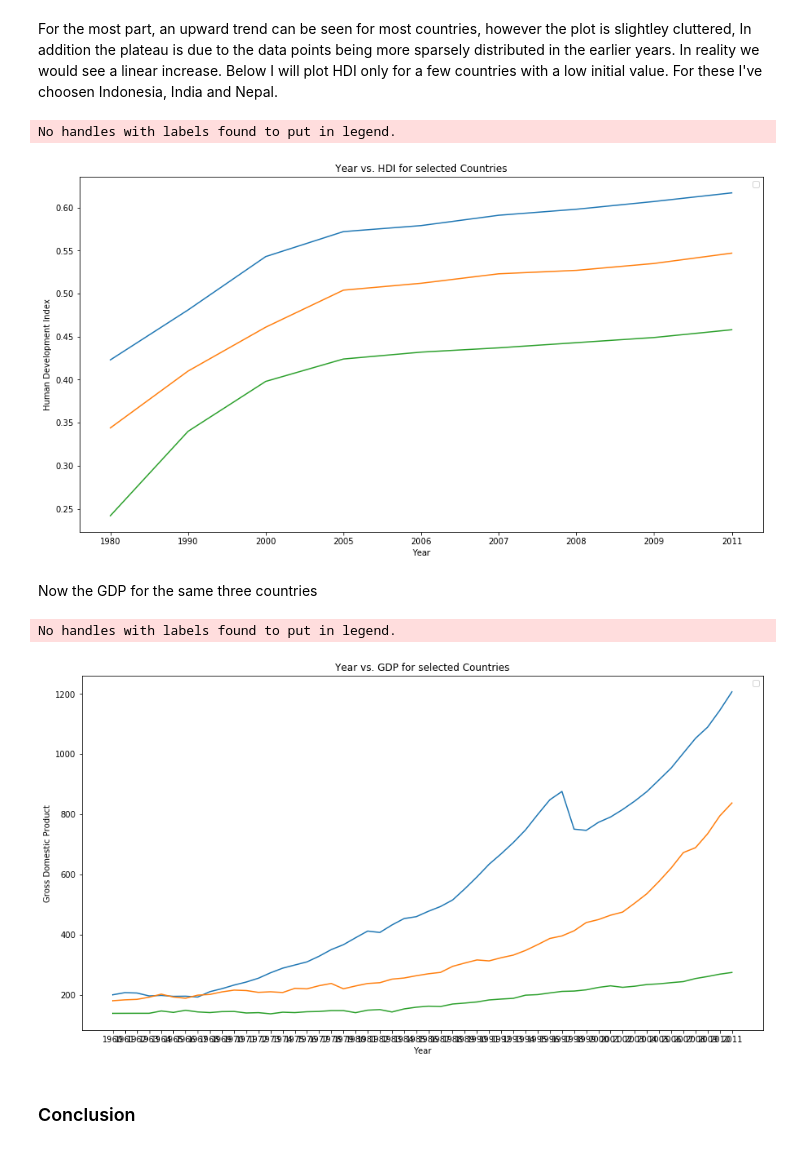
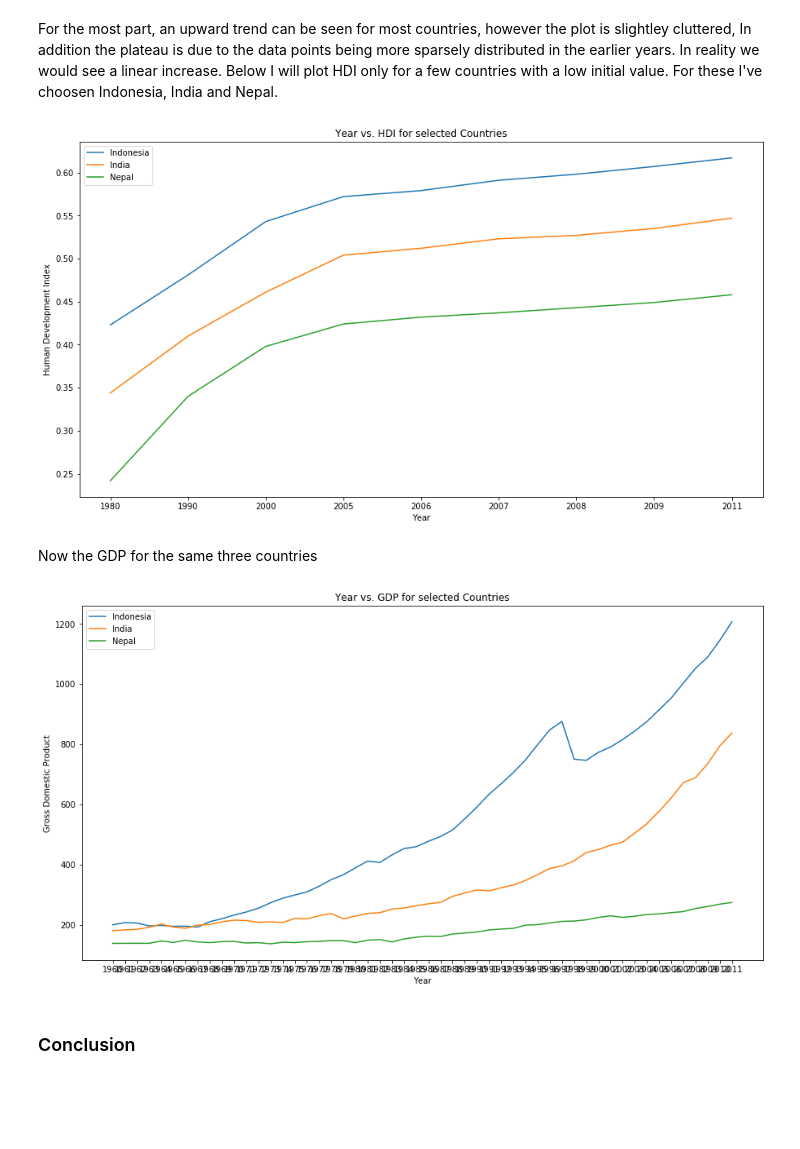
Before and after one commit to arolvera/World_Population, a Jupyter notebook: CSCI_3022_Project_Anthony_Olvera.ipynb, the cells around one changed output. Saved outputs shown, nothing was run; the diff lists cells and outputs as text; code cells hidden in the pictures; blank space fills up the shorter version.

```diff
--- a/CSCI_3022_Project_Anthony_Olvera.ipynb
+++ b/CSCI_3022_Project_Anthony_Olvera.ipynb
@@ -282,17 +282,16 @@ For the most part, an upward trend can be seen for most countries, however the p
 # %%
 plt.figure(figsize=(15,8))
 
 # Produce plot for above three countries
-plt.plot(hdi.loc['Indonesia']);
-plt.plot(hdi.loc['India']);
-plt.plot(hdi.loc['Nepal']);
+plt.plot(hdi.loc['Indonesia'], label = 'Indonesia');
+plt.plot(hdi.loc['India'], label = 'India');
+plt.plot(hdi.loc['Nepal'], label = 'Nepal');
 plt.title('Year vs. HDI for selected Countries')
 plt.xlabel('Year')
 plt.ylabel('Human Development Index');
 plt.legend();
 # %% [output]
-No handles with labels found to put in legend.
-[figure, old version]
+[figure, new version]
 # %% [markdown]
 Now the GDP for the same three countries
 # %%
@@ -304,16 +303,15 @@ gdp = gdp.set_index('Country')
 
 # Produce plot
 plt.figure(figsize=(15,8))
-plt.plot(gdp.loc['Indonesia']);
-plt.plot(gdp.loc['India']);
-plt.plot(gdp.loc['Nepal']);
+plt.plot(gdp.loc['Indonesia'], label = 'Indonesia');
+plt.plot(gdp.loc['India'], label = 'India');
+plt.plot(gdp.loc['Nepal'], label = 'Nepal');
 plt.title('Year vs. GDP for selected Countries')
 plt.xlabel('Year')
 plt.ylabel('Gross Domestic Product');
 plt.legend();
 # %% [output]
-No handles with labels found to put in legend.
-[figure, old version]
+[figure, new version]
 # %% [markdown]
 ### Conclusion
 # %% [markdown]
```
Also changed, not shown: parts of 2 cells of this notebook, 3 other files.
